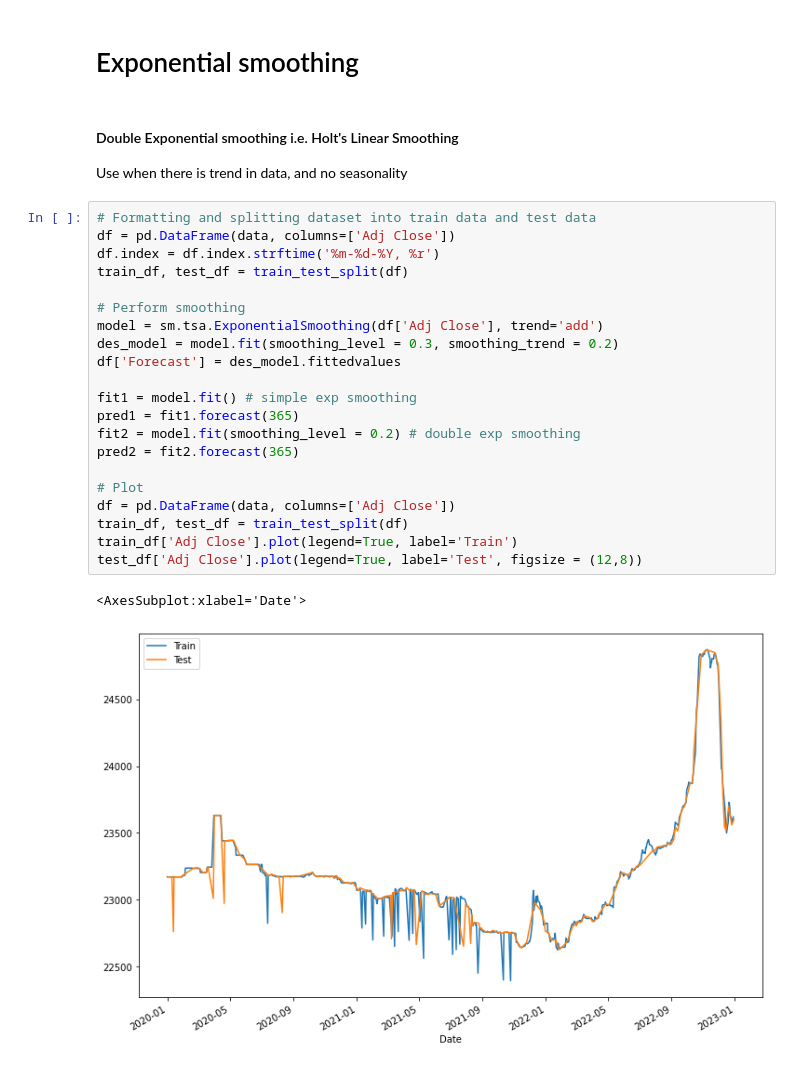
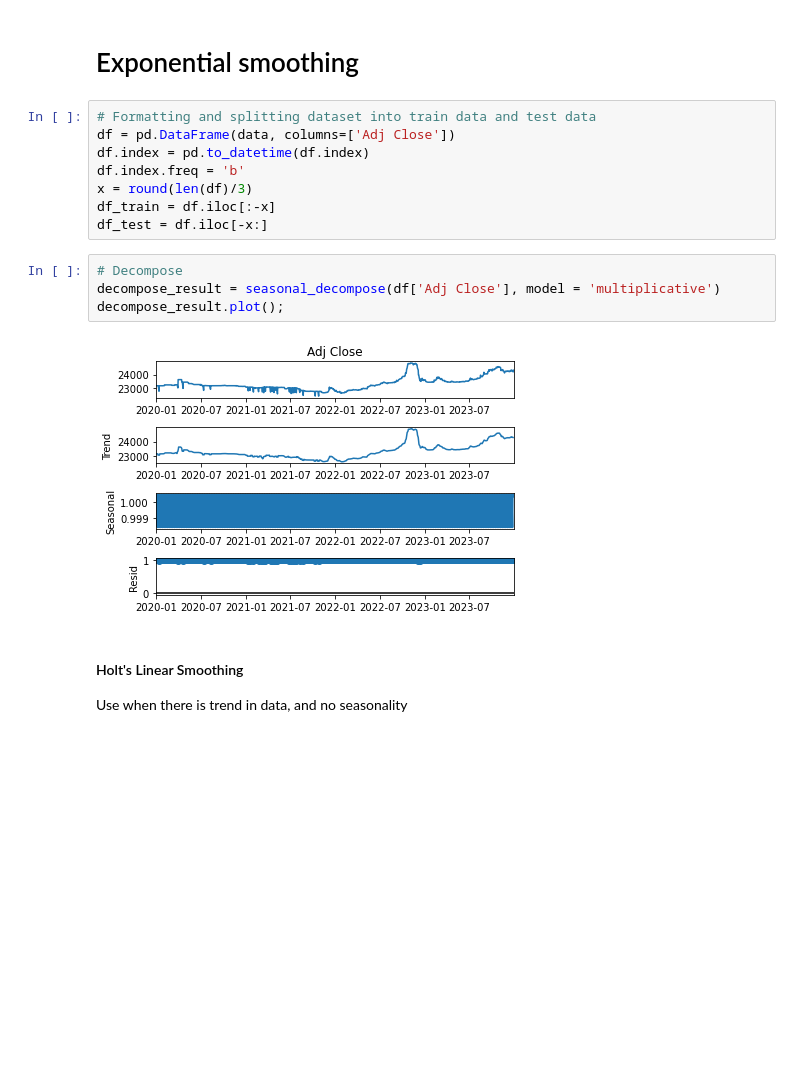
Before and after one commit to czarhirah/Econometrics, a Jupyter notebook: Zah/Exp Smoothing v1.ipynb, the cells around one changed output. Cells and saved outputs as stored; diff of their text form; blank space fills up the shorter version.

Commit message:
Updated exponential smoothing

```diff
--- a/Zah/Exp Smoothing v1.ipynb
+++ b/Zah/Exp Smoothing v1.ipynb
@@ -27,29 +28,19 @@ plt.show()
 # %% [markdown]
 # Exponential smoothing
+# %%
+# Formatting and splitting dataset into train data and test data
+df = pd.DataFrame(data, columns=['Adj Close'])
+df.index = pd.to_datetime(df.index)
+df.index.freq = 'b'
+x = round(len(df)/3)
+df_train = df.iloc[:-x]
+df_test = df.iloc[-x:]
+# %%
+# Decompose
+decompose_result = seasonal_decompose(df['Adj Close'], model = 'multiplicative')
+decompose_result.plot();
+# %% [output]
+[figure, added]
 # %% [markdown]
-#### Double Exponential smoothing i.e. Holt's Linear Smoothing
+#### Holt's Linear Smoothing
 Use when there is trend in data, and no seasonality
-# %%
-# Formatting and splitting dataset into train data and test data
-df = pd.DataFrame(data, columns=['Adj Close'])
-df.index = df.index.strftime('%m-%d-%Y, %r')
-train_df, test_df = train_test_split(df)
-
-# Perform smoothing
-model = sm.tsa.ExponentialSmoothing(df['Adj Close'], trend='add')
-des_model = model.fit(smoothing_level = 0.3, smoothing_trend = 0.2)
-df['Forecast'] = des_model.fittedvalues
-
-fit1 = model.fit() # simple exp smoothing
-pred1 = fit1.forecast(365)
-fit2 = model.fit(smoothing_level = 0.2) # double exp smoothing
-pred2 = fit2.forecast(365)
-
-# Plot
-df = pd.DataFrame(data, columns=['Adj Close'])
-train_df, test_df = train_test_split(df)
-train_df['Adj Close'].plot(legend=True, label='Train')
-test_df['Adj Close'].plot(legend=True, label='Test', figsize = (12,8))
-# %% [output]
-<AxesSubplot:xlabel='Date'>
-[figure, removed]
```
Also changed, not shown: parts of 6 cells of this notebook.
